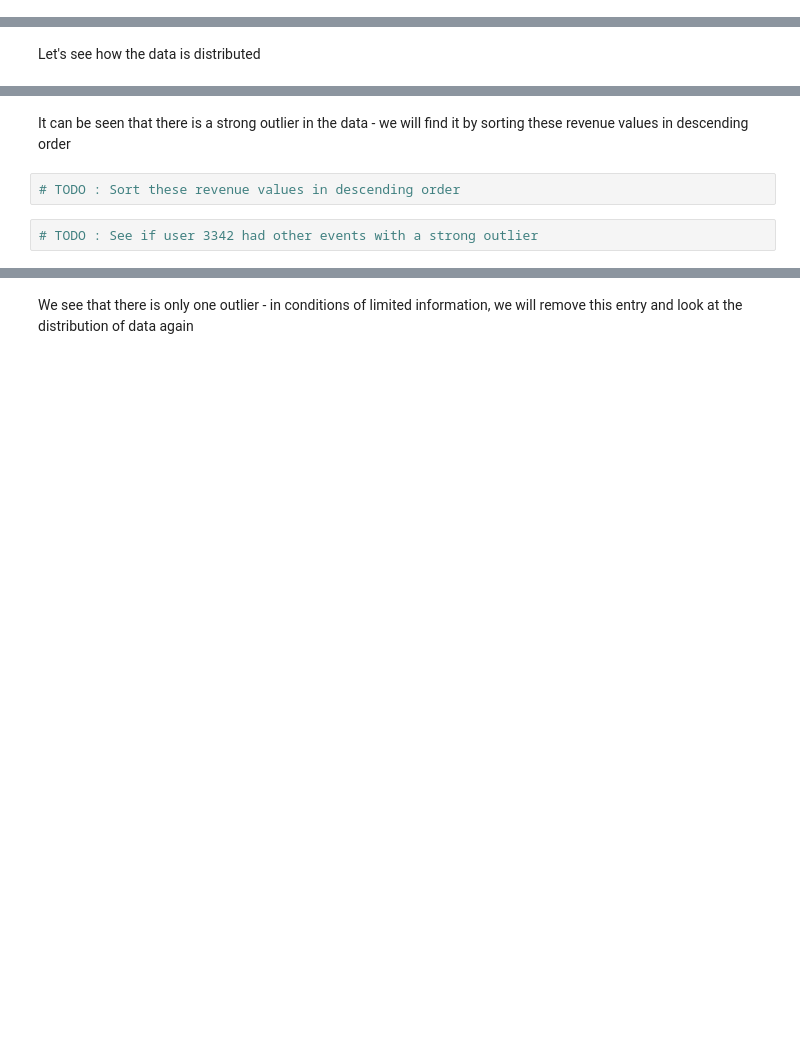
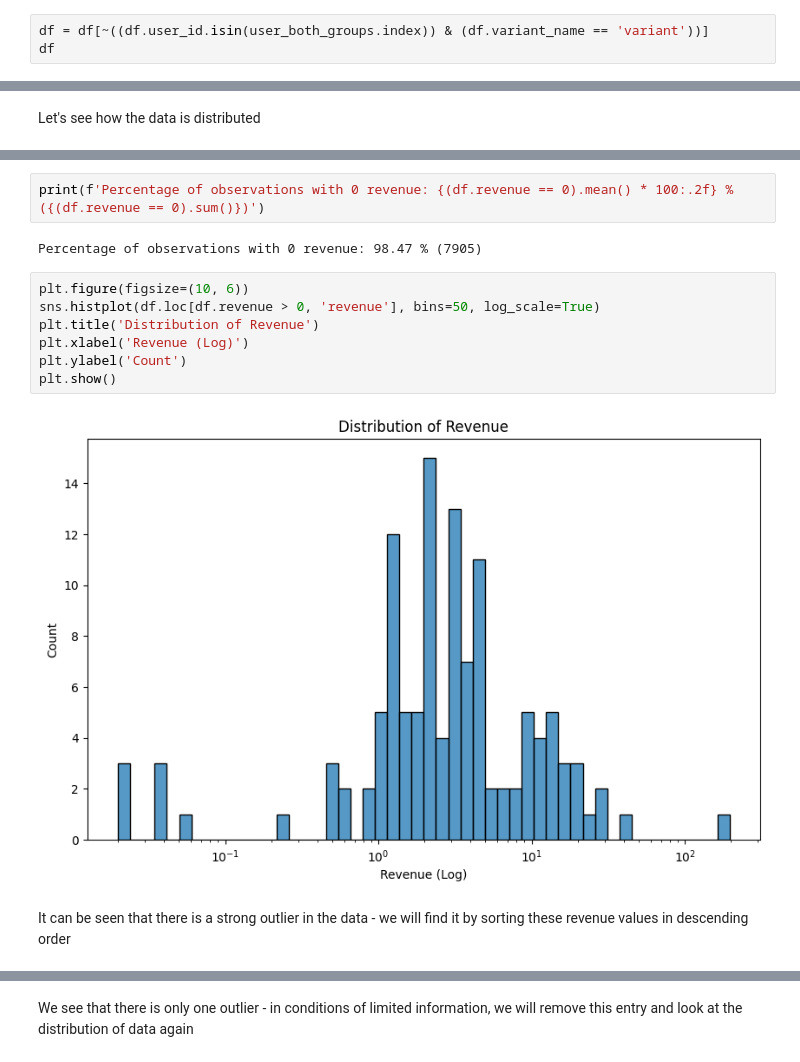
Before and after one commit to VladGrinDA/DI_Bootcamp, a Jupyter notebook: Week8/Day3/ExerciseXP/exXP.ipynb, the cells around one changed output, grey strips where cells are left out. Cells and saved outputs as stored; diff of their text form; blank space fills up the shorter version.

```diff
--- a/Week8/Day3/ExerciseXP/exXP.ipynb
+++ b/Week8/Day3/ExerciseXP/exXP.ipynb
@@ -43,0 +112,3 @@ What can you observe ? Should we exclude these users ? Why ?
+# %%
+df = df[~((df.user_id.isin(user_both_groups.index)) & (df.variant_name == 'variant'))]
+df
@@ -48,6 +154,15 @@ Let's see how the data is distributed
+# %%
+print(f'Percentage of observations with 0 revenue: {(df.revenue == 0).mean() * 100:.2f} % ({(df.revenue == 0).sum()})')
+# %% [output]
+Percentage of observations with 0 revenue: 98.47 % (7905)
+# %%
+plt.figure(figsize=(10, 6))
+sns.histplot(df.loc[df.revenue > 0, 'revenue'], bins=50, log_scale=True)
+plt.title('Distribution of Revenue')
+plt.xlabel('Revenue (Log)')
+plt.ylabel('Count')
+plt.show()
+# %% [output]
+[figure, added]
 # %% [markdown]
 It can be seen that there is a strong outlier in the data - we will find it by sorting these revenue values in descending order
-# %%
-# TODO : Sort these revenue values in descending order
-# %%
-# TODO : See if user 3342 had other events with a strong outlier
```
Also changed, not shown: parts of 40 cells of this notebook, 47 other files.
